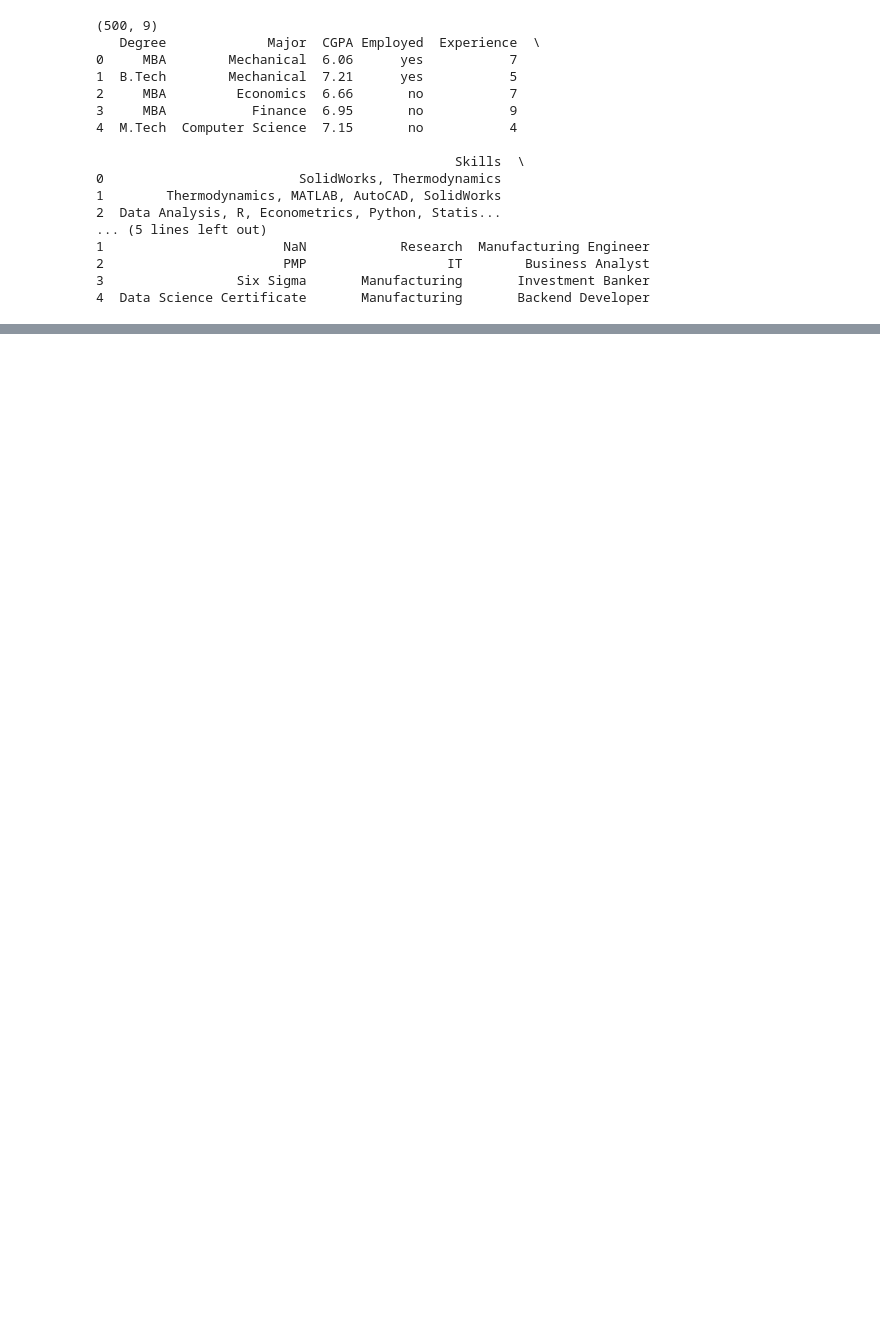
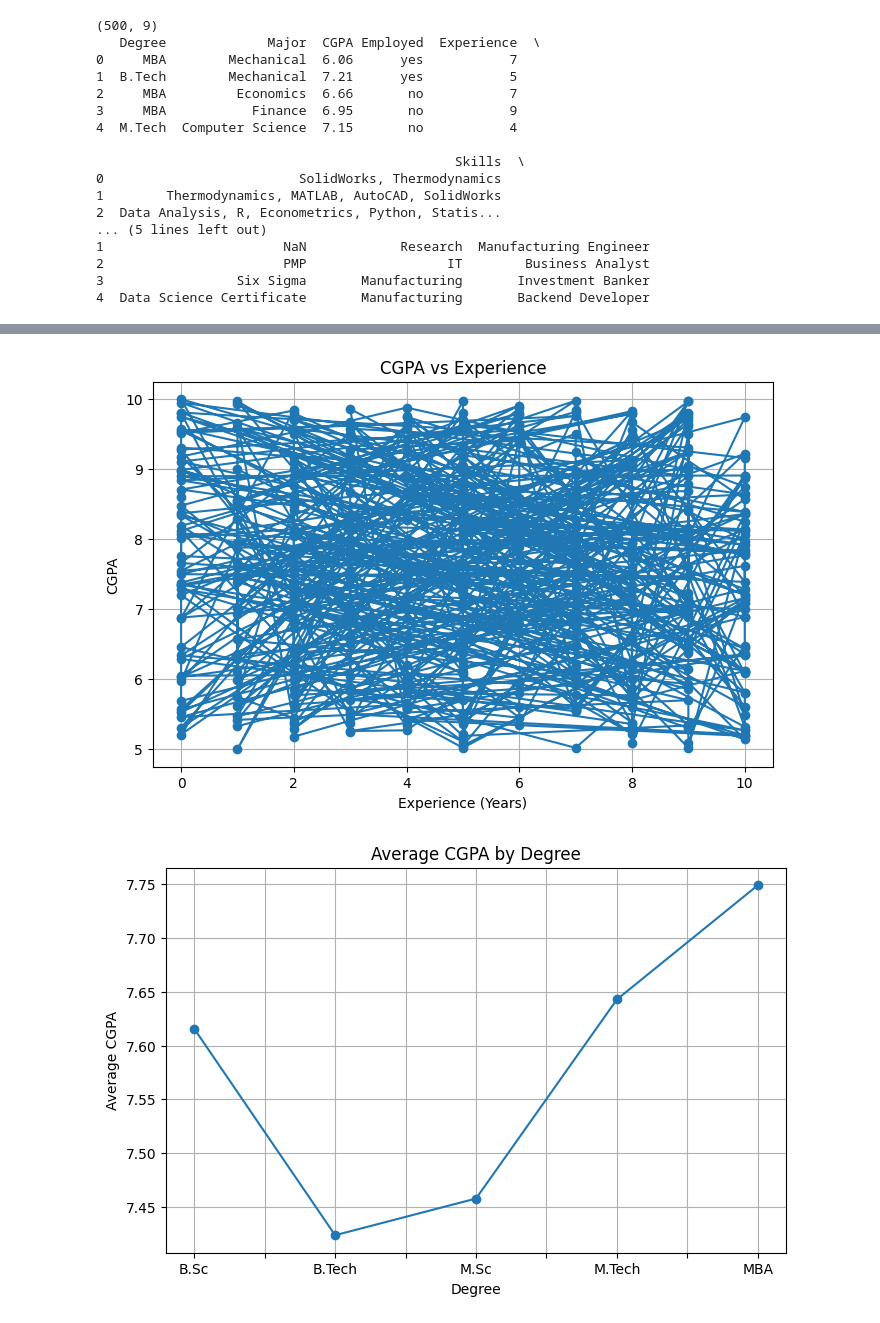
Before and after one commit to iamkanhaiyakumar/JobRolePrediction, a Jupyter notebook: job.ipynb, the cells around one changed output, grey strips where cells are left out. Drawn from its saved outputs; the diff is of its cells as text; code cells hidden in the pictures; blank space fills up the shorter version.

```diff
--- a/job.ipynb
+++ b/job.ipynb
@@ -23,0 +77,28 @@ print(df.head())
+# %%
+import pandas as pd
+import matplotlib.pyplot as plt
+
+# Load dataset
+df = pd.read_csv("backend/data/training_data.csv")
+
+# Example: Line chart of CGPA vs Experience
+plt.figure(figsize=(8,5))
+plt.plot(df['Experience'], df['CGPA'], marker='o')
+plt.title("CGPA vs Experience")
+plt.xlabel("Experience (Years)")
+plt.ylabel("CGPA")
+plt.grid(True)
+plt.show()
+
+# Example: Line chart of Average CGPA by Degree
+avg_cgpa = df.groupby("Degree")["CGPA"].mean()
+plt.figure(figsize=(8,5))
+avg_cgpa.plot(kind="line", marker="o")
+plt.title("Average CGPA by Degree")
+plt.xlabel("Degree")
+plt.ylabel("Average CGPA")
+plt.grid(True)
+plt.show()
+# %% [output]
+[figure, added]
+[figure, added]
```
Also changed, not shown: parts of 1 cell of this notebook, 3 other files.
